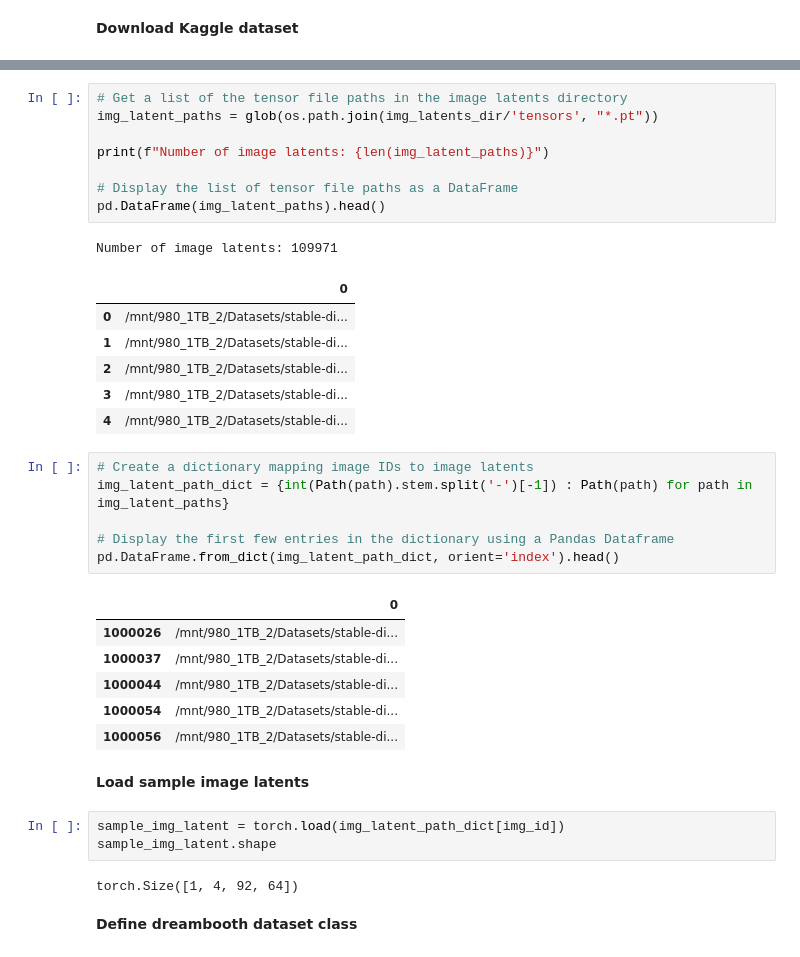
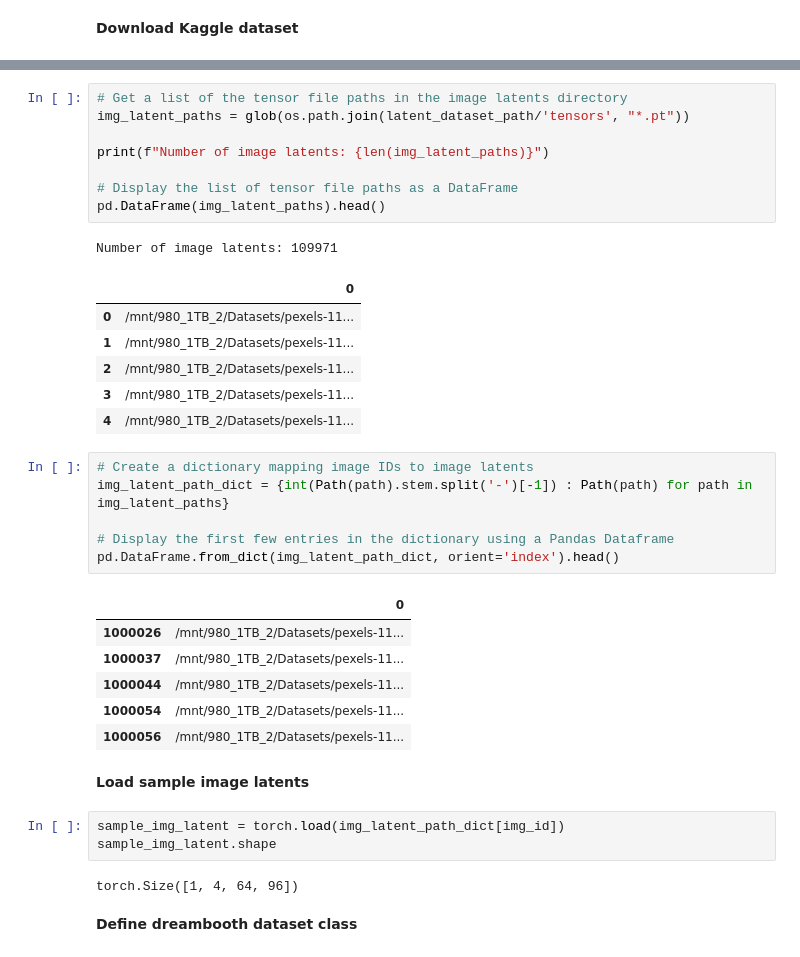
Before and after one commit to cj-mills/fastai-2022p2-notes, a Jupyter notebook: notebooks/finetune-sd-depth2img-latents-pexels.ipynb, the cells around one changed output, grey strips where cells are left out. Saved outputs shown, nothing was run; the diff lists cells and outputs as text.

```diff
--- a/notebooks/finetune-sd-depth2img-latents-pexels.ipynb
+++ b/notebooks/finetune-sd-depth2img-latents-pexels.ipynb
@@ -386,19 +379,19 @@ PosixPath('/mnt/980_1TB_2/Datasets/stable-diffusion-2-depth-pexels-110k-512p-min
 # %%
 # Get a list of the tensor file paths in the image latents directory
-img_latent_paths = glob(os.path.join(img_latents_dir/'tensors', "*.pt"))
+img_latent_paths = glob(os.path.join(latent_dataset_path/'tensors', "*.pt"))
 
 print(f"Number of image latents: {len(img_latent_paths)}")
 
 # Display the list of tensor file paths as a DataFrame
 pd.DataFrame(img_latent_paths).head()
 # %% [output]
 Number of image latents: 109971
 |  | 0 |
-| 0 | /mnt/980_1TB_2/Datasets/stable-di... |
-| 1 | /mnt/980_1TB_2/Datasets/stable-di... |
-| 2 | /mnt/980_1TB_2/Datasets/stable-di... |
-| 3 | /mnt/980_1TB_2/Datasets/stable-di... |
-| 4 | /mnt/980_1TB_2/Datasets/stable-di... |
+| 0 | /mnt/980_1TB_2/Datasets/pexels-11... |
+| 1 | /mnt/980_1TB_2/Datasets/pexels-11... |
+| 2 | /mnt/980_1TB_2/Datasets/pexels-11... |
+| 3 | /mnt/980_1TB_2/Datasets/pexels-11... |
+| 4 | /mnt/980_1TB_2/Datasets/pexels-11... |
 # %%
 # Create a dictionary mapping image IDs to image latents
 img_latent_path_dict = {int(Path(path).stem.split('-')[-1]) : Path(path) for path in img_latent_paths}
@@ -407,18 +400,18 @@ img_latent_path_dict = {int(Path(path).stem.split('-')[-1]) : Path(path) for pat
 pd.DataFrame.from_dict(img_latent_path_dict, orient='index').head()
 # %% [output]
 |  | 0 |
-| 1000026 | /mnt/980_1TB_2/Datasets/stable-di... |
-| 1000037 | /mnt/980_1TB_2/Datasets/stable-di... |
-| 1000044 | /mnt/980_1TB_2/Datasets/stable-di... |
-| 1000054 | /mnt/980_1TB_2/Datasets/stable-di... |
-| 1000056 | /mnt/980_1TB_2/Datasets/stable-di... |
+| 1000026 | /mnt/980_1TB_2/Datasets/pexels-11... |
+| 1000037 | /mnt/980_1TB_2/Datasets/pexels-11... |
+| 1000044 | /mnt/980_1TB_2/Datasets/pexels-11... |
+| 1000054 | /mnt/980_1TB_2/Datasets/pexels-11... |
+| 1000056 | /mnt/980_1TB_2/Datasets/pexels-11... |
 # %% [markdown]
 **Load sample image latents**
 # %%
 sample_img_latent = torch.load(img_latent_path_dict[img_id])
 sample_img_latent.shape
 # %% [output]
-torch.Size([1, 4, 92, 64])
+torch.Size([1, 4, 64, 96])
 # %% [markdown]
 **Define dreambooth dataset class**
 # %%
```
Also changed, not shown: parts of 8 cells of this notebook.
